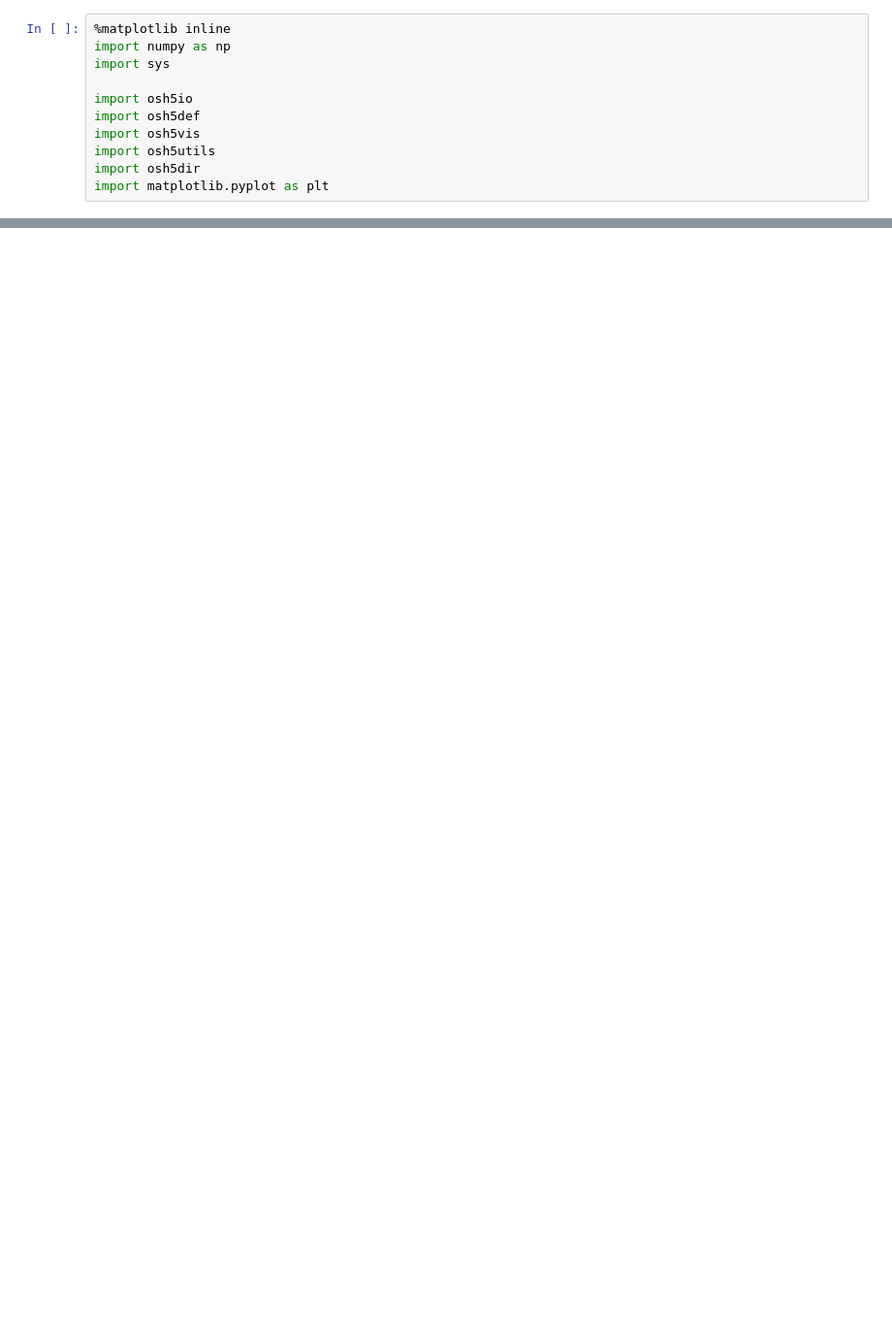
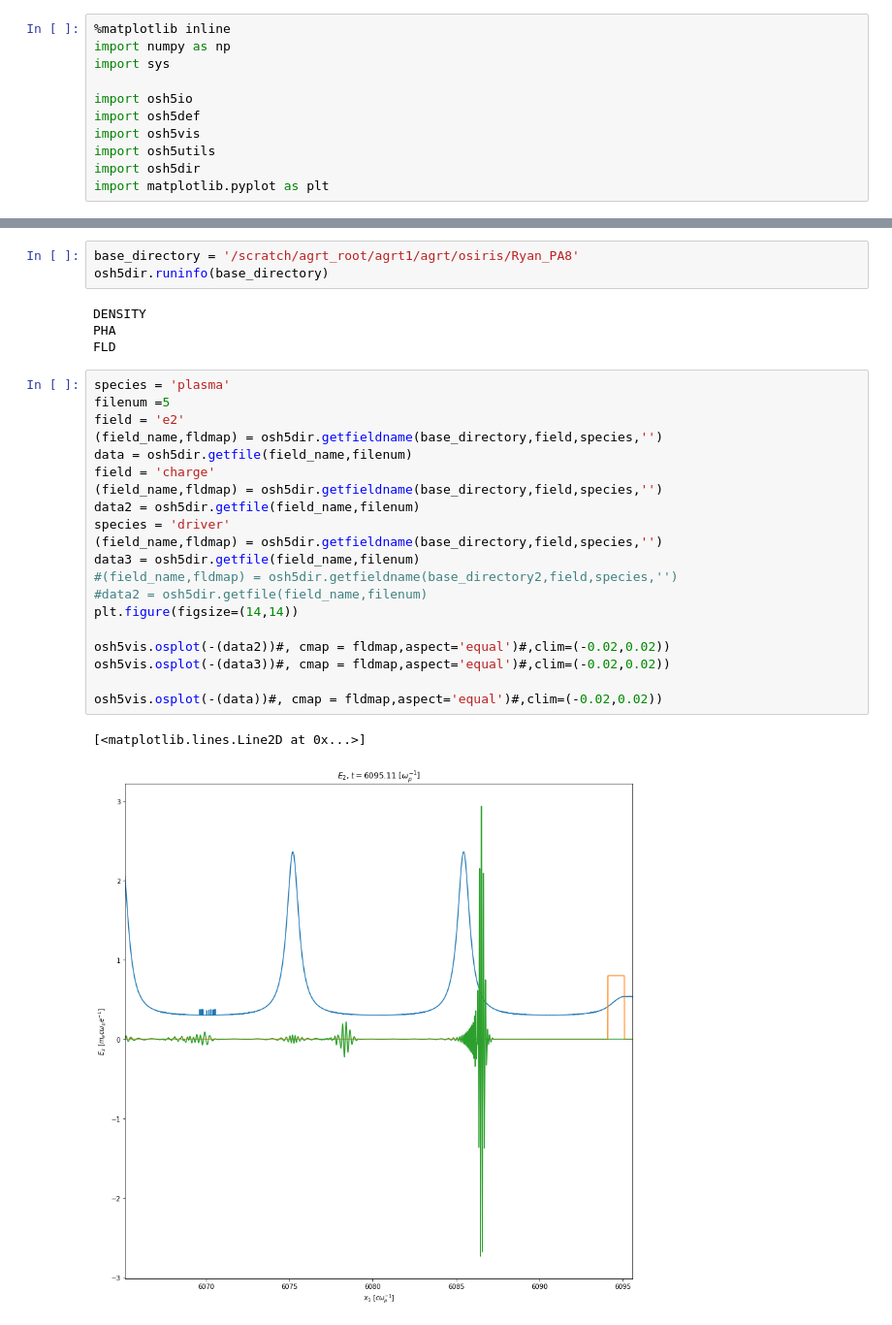
Before and after one commit to alecgrthomas/pyVisOS, a Jupyter notebook: os_analysis_worksheet.ipynb, the cells around one changed output, grey strips where cells are left out. Shown at 97% size. Drawn from its saved outputs; the diff is of its cells as text; blank space fills up the shorter version.

```diff
--- a/os_analysis_worksheet.ipynb
+++ b/os_analysis_worksheet.ipynb
@@ -11,0 +167,30 @@ import matplotlib.pyplot as plt
+# %%
+base_directory = '/scratch/agrt_root/agrt1/agrt/osiris/Ryan_PA8'
+osh5dir.runinfo(base_directory)
+# %% [output]
+DENSITY
+PHA
+FLD
+# %%
+species = 'plasma'
+filenum =5
+field = 'e2'
+(field_name,fldmap) = osh5dir.getfieldname(base_directory,field,species,'')
+data = osh5dir.getfile(field_name,filenum)
+field = 'charge'
+(field_name,fldmap) = osh5dir.getfieldname(base_directory,field,species,'')
+data2 = osh5dir.getfile(field_name,filenum)
+species = 'driver'
+(field_name,fldmap) = osh5dir.getfieldname(base_directory,field,species,'')
+data3 = osh5dir.getfile(field_name,filenum)
+#(field_name,fldmap) = osh5dir.getfieldname(base_directory2,field,species,'')
+#data2 = osh5dir.getfile(field_name,filenum)
+plt.figure(figsize=(14,14))
+
+osh5vis.osplot(-(data2))#, cmap = fldmap,aspect='equal')#,clim=(-0.02,0.02))
+osh5vis.osplot(-(data3))#, cmap = fldmap,aspect='equal')#,clim=(-0.02,0.02))
+
+osh5vis.osplot(-(data))#, cmap = fldmap,aspect='equal')#,clim=(-0.02,0.02))
+# %% [output]
+[<matplotlib.lines.Line2D at 0x...>]
+[figure, added]
```
Also changed, not shown: parts of 20 cells of this notebook, 2 other files.
